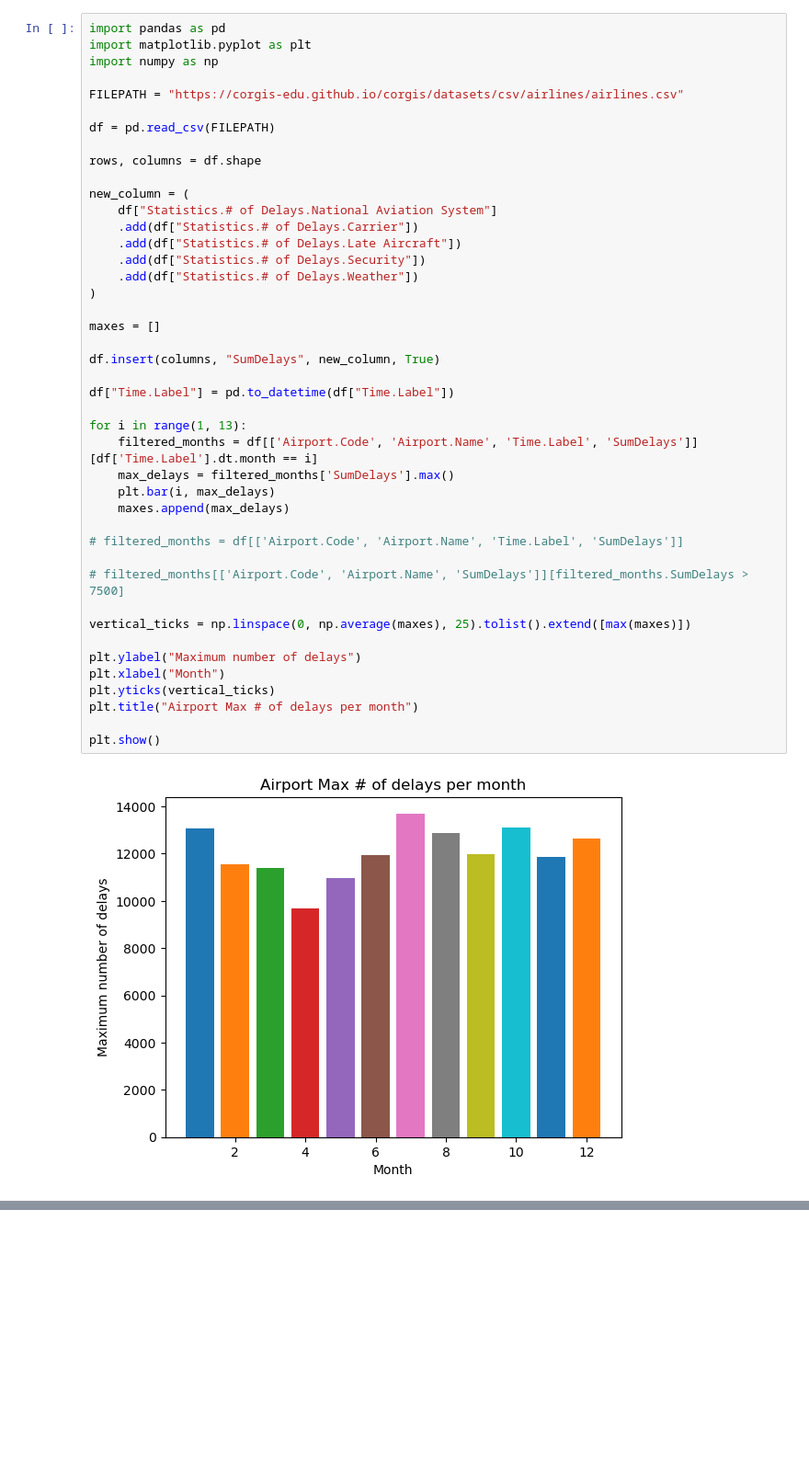
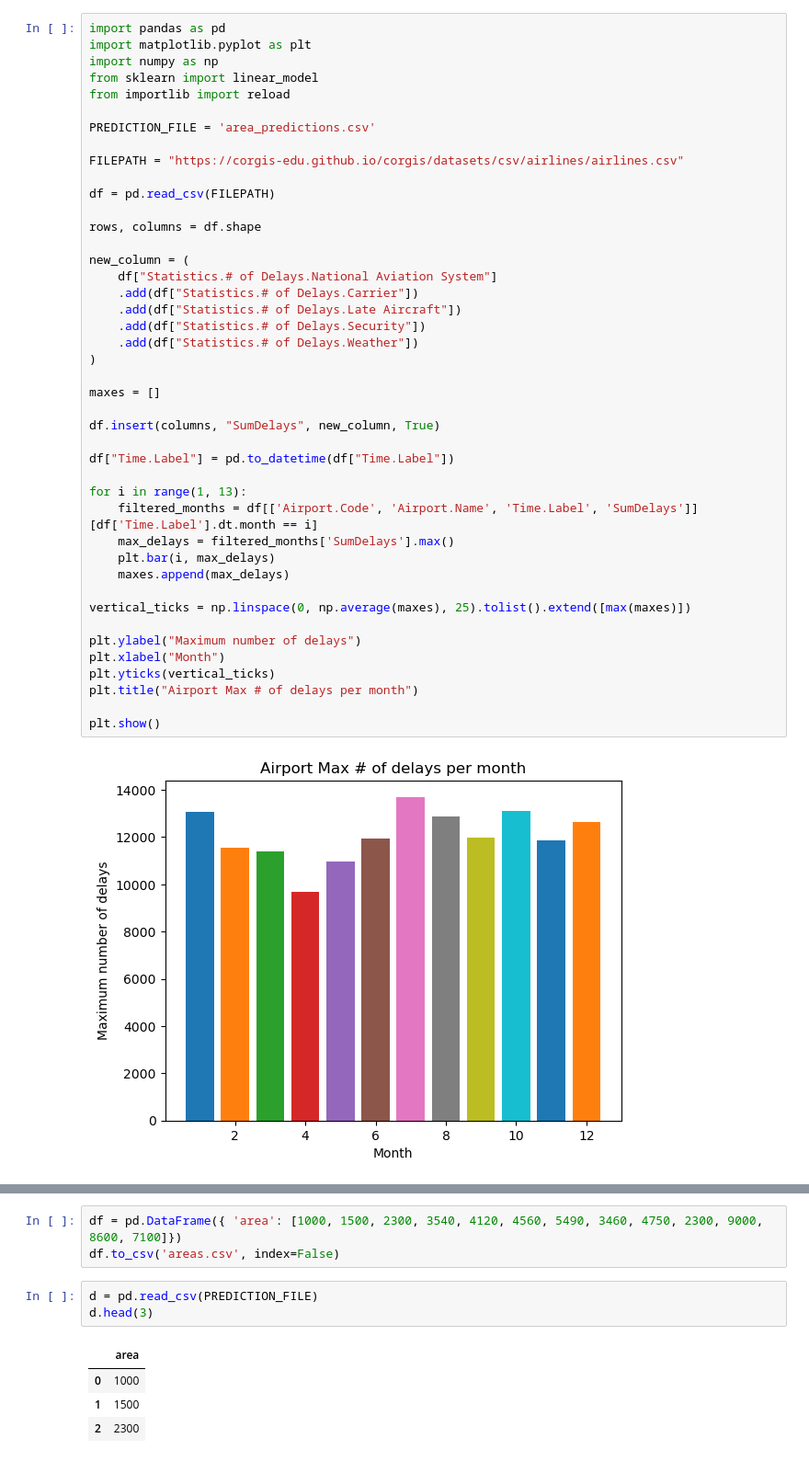
Before and after one commit to cthacker-udel/MLIntro, a Jupyter notebook: practice1.ipynb, the cells around one changed output, grey strips where cells are left out. Shown at 92% size. Saved outputs shown, nothing was run; the diff lists cells and outputs as text; blank space fills up the shorter version.

```diff
--- a/practice1.ipynb
+++ b/practice1.ipynb
@@ -6,6 +6,10 @@ Example queries
 import pandas as pd
 import matplotlib.pyplot as plt
 import numpy as np
+from sklearn import linear_model
+from importlib import reload
+
+PREDICTION_FILE = 'area_predictions.csv'
 
 FILEPATH = "https://corgis-edu.github.io/corgis/datasets/csv/airlines/airlines.csv"
 
@@ -33,10 +37,6 @@ for i in range(1, 13):
     plt.bar(i, max_delays)
     maxes.append(max_delays)
 
-# filtered_months = df[['Airport.Code', 'Airport.Name', 'Time.Label', 'SumDelays']]
-
-# filtered_months[['Airport.Code', 'Airport.Name', 'SumDelays']][filtered_months.SumDelays > 7500]
-
 vertical_ticks = np.linspace(0, np.average(maxes), 25).tolist().extend([max(maxes)])
 
 plt.ylabel("Maximum number of delays")
@@ -49,0 +92,11 @@ plt.show()
+# %%
+df = pd.DataFrame({ 'area': [1000, 1500, 2300, 3540, 4120, 4560, 5490, 3460, 4750, 2300, 9000, 8600, 7100]})
+df.to_csv('areas.csv', index=False)
+# %%
+d = pd.read_csv(PREDICTION_FILE)
+d.head(3)
+# %% [output]
+|  | area |
+| 0 | 1000 |
+| 1 | 1500 |
+| 2 | 2300 |
```
Also changed, not shown: parts of 11 cells of this notebook, 2 other files.
